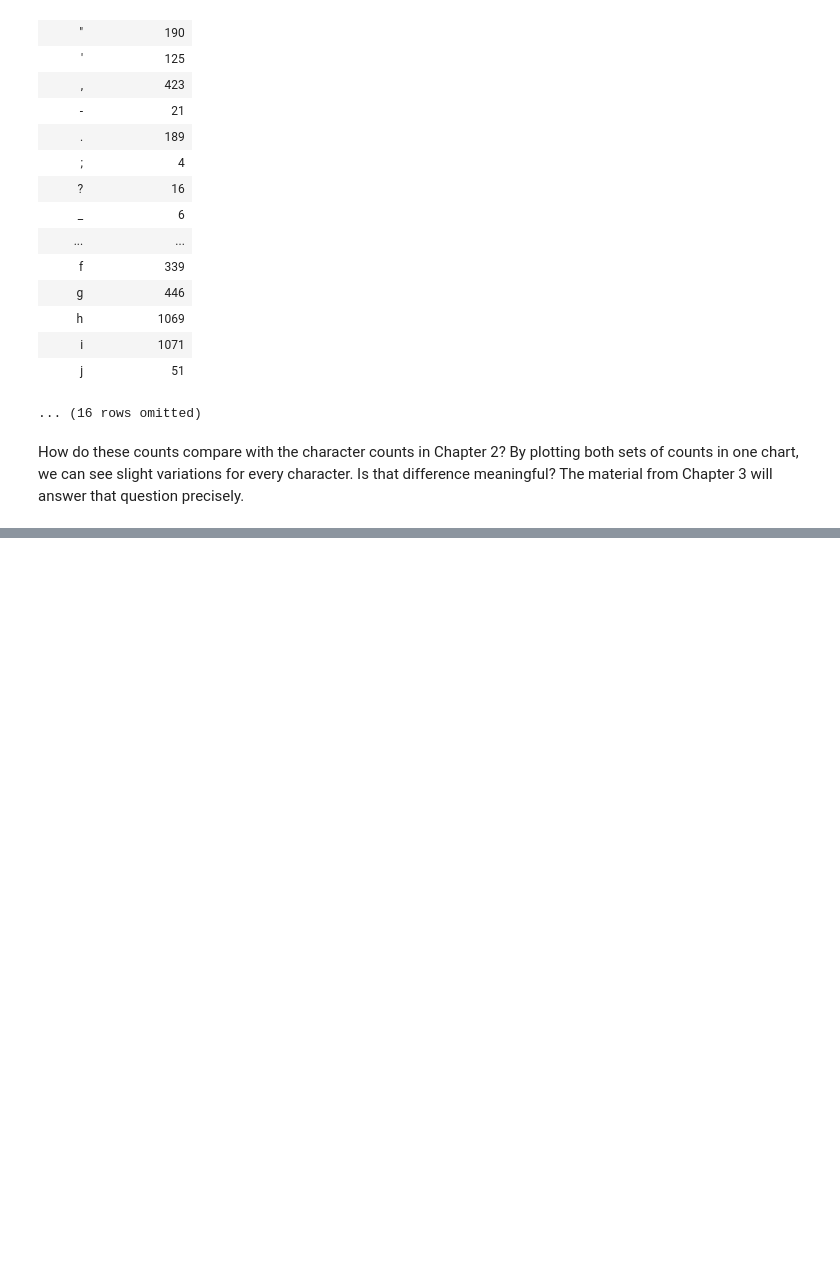
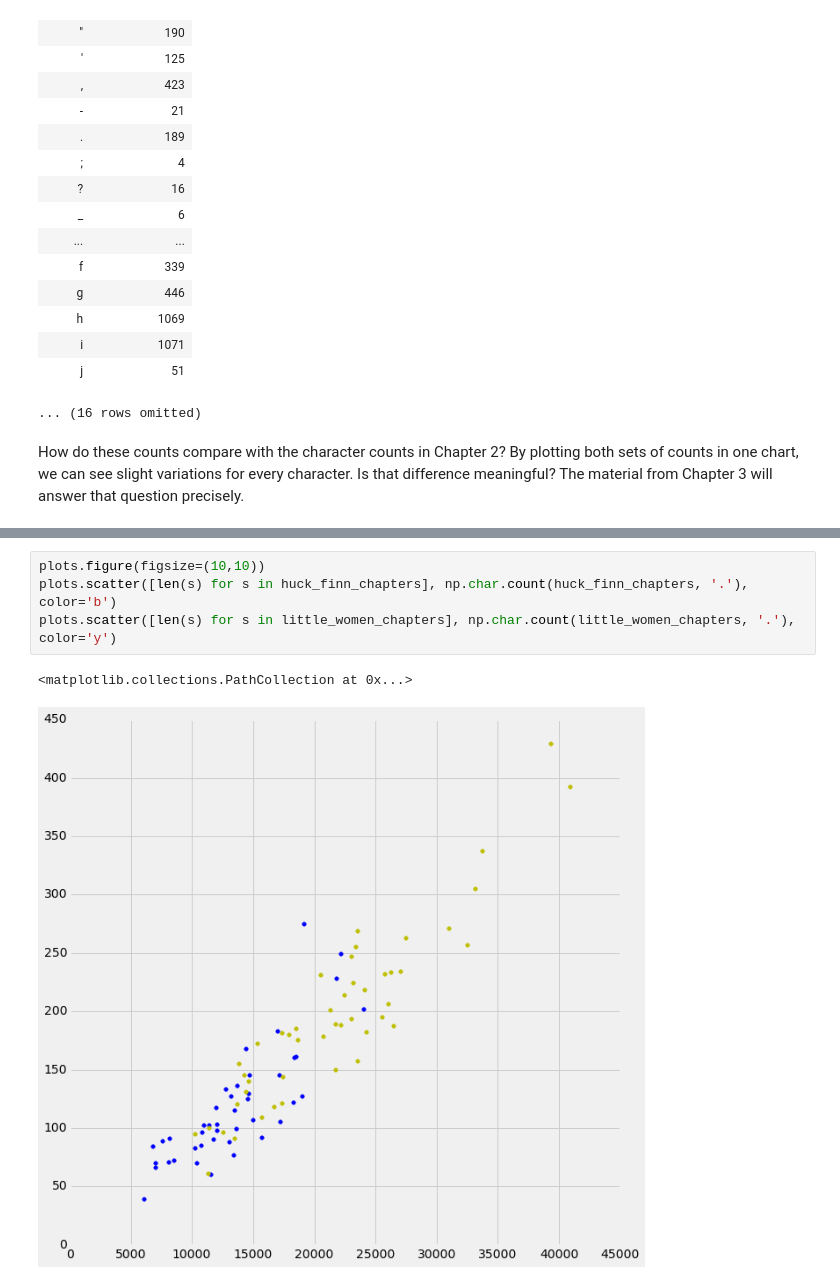
Before and after one commit to data-8/data-8.github.io, a Jupyter notebook: text/examples/Books.ipynb, the cells around one changed output, grey strips where cells are left out. Drawn from its saved outputs; the diff is of its cells as text; blank space fills up the shorter version.

```diff
--- a/text/examples/Books.ipynb
+++ b/text/examples/Books.ipynb
@@ -139,0 +174,7 @@ What if someone shuffled the first chapters of *Moby Dick* and *Little Women* in
+# %%
+plots.figure(figsize=(10,10))
+plots.scatter([len(s) for s in huck_finn_chapters], np.char.count(huck_finn_chapters, '.'), color='b')
+plots.scatter([len(s) for s in little_women_chapters], np.char.count(little_women_chapters, '.'), color='y')
+# %% [output]
+<matplotlib.collections.PathCollection at 0x...>
+[figure, added]
```
Also changed, not shown: parts of 26 cells of this notebook, 1 other file.
